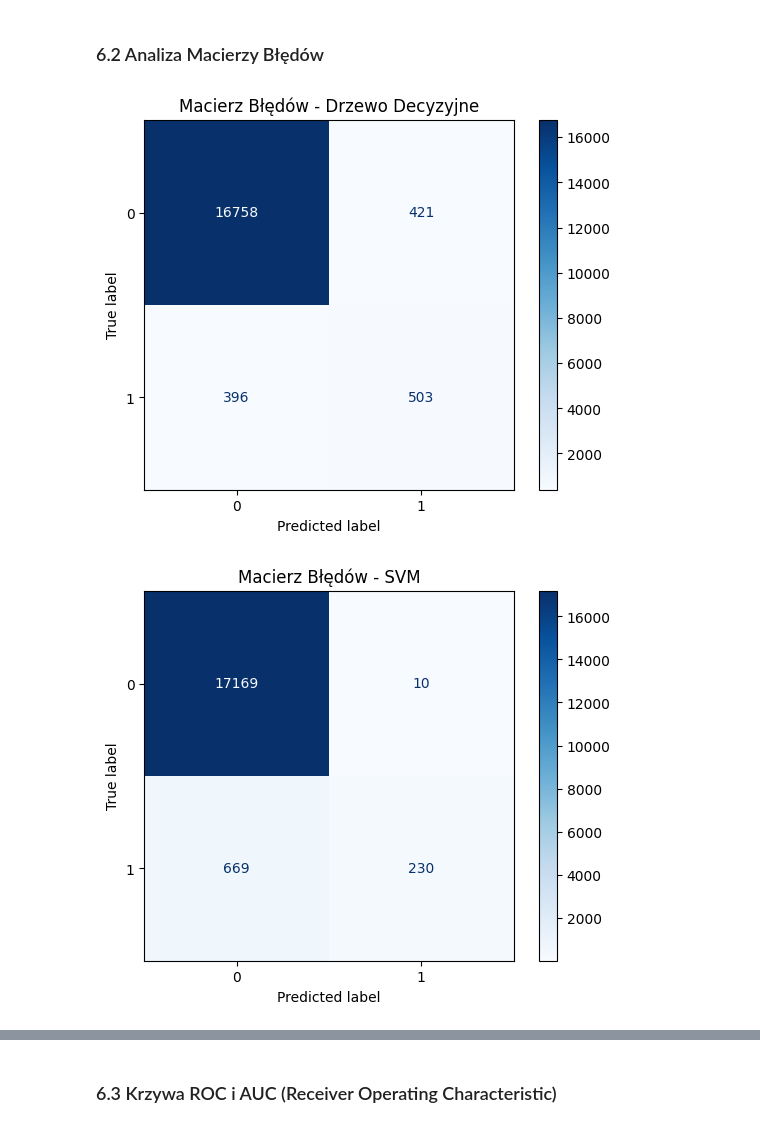
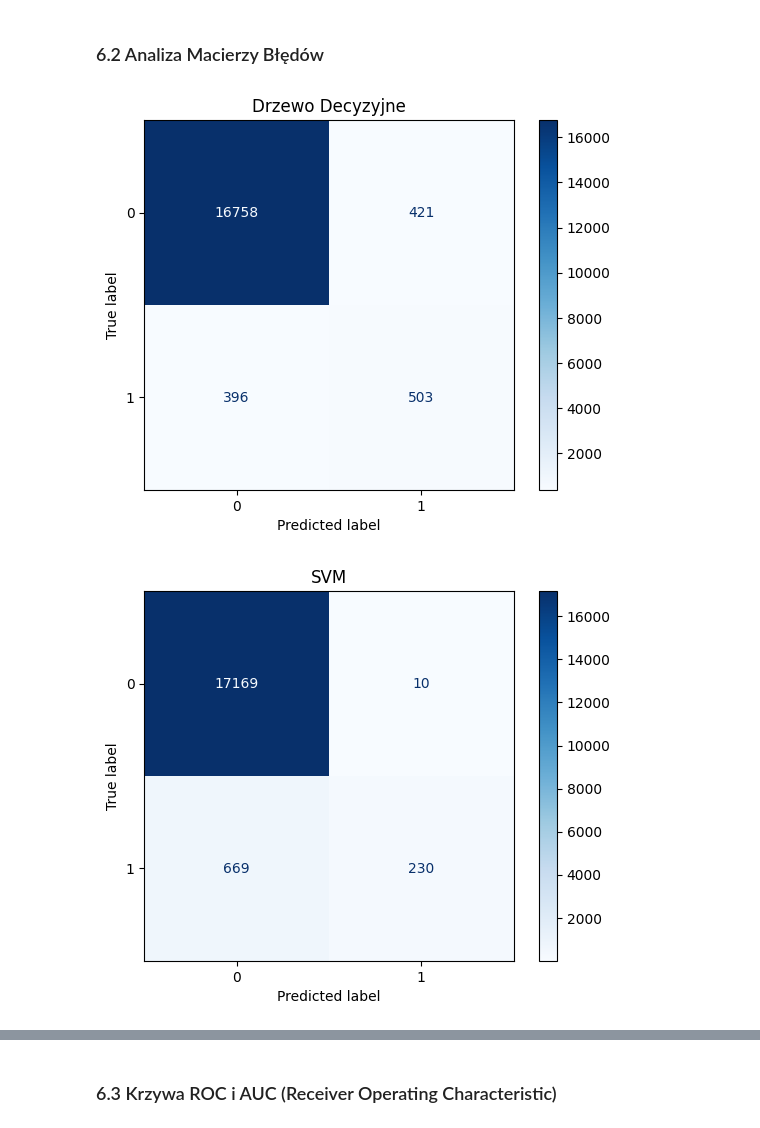
Before and after one commit to molfer1/ML_Diabetes_Prediction_Model, a Jupyter notebook: model.ipynb, the cells around one changed output, grey strips where cells are left out. Saved outputs shown, nothing was run; the diff lists cells and outputs as text; code cells hidden in the pictures.

```diff
--- a/model.ipynb
+++ b/model.ipynb
@@ -455,14 +452,14 @@ W związku z tym najlepszym z trzech jest Drzewo Decyzjne (zdecydowanie najwyżs
 # %%
 from sklearn.metrics import ConfusionMatrixDisplay
 
 def plot_confusion_matrix(model, y_true, y_pred, title):
     disp = ConfusionMatrixDisplay.from_predictions(y_true, y_pred, cmap='Blues')
     plt.title(title)
     plt.show()
 
-plot_confusion_matrix(dt_model, y_test, y_pred_dt, 'Macierz Błędów - Drzewo Decyzyjne')
-plot_confusion_matrix(svm_model, y_test, y_pred_svm, 'Macierz Błędów - SVM')
-plot_confusion_matrix(lr_model, y_test, y_pred_lr, 'Macierz Błędów - Regresja Logistyczna')
+plot_confusion_matrix(dt_model, y_test, y_pred_dt, 'Drzewo Decyzyjne')
+plot_confusion_matrix(svm_model, y_test, y_pred_svm, 'SVM')
+plot_confusion_matrix(lr_model, y_test, y_pred_lr, 'Regresja Logistyczna')
 # %% [output]
-[figure, old version]
+[figure, new version]
-[figure, old version]
+[figure, new version]
```
Also changed, not shown: parts of 36 cells of this notebook, 1 other file.
